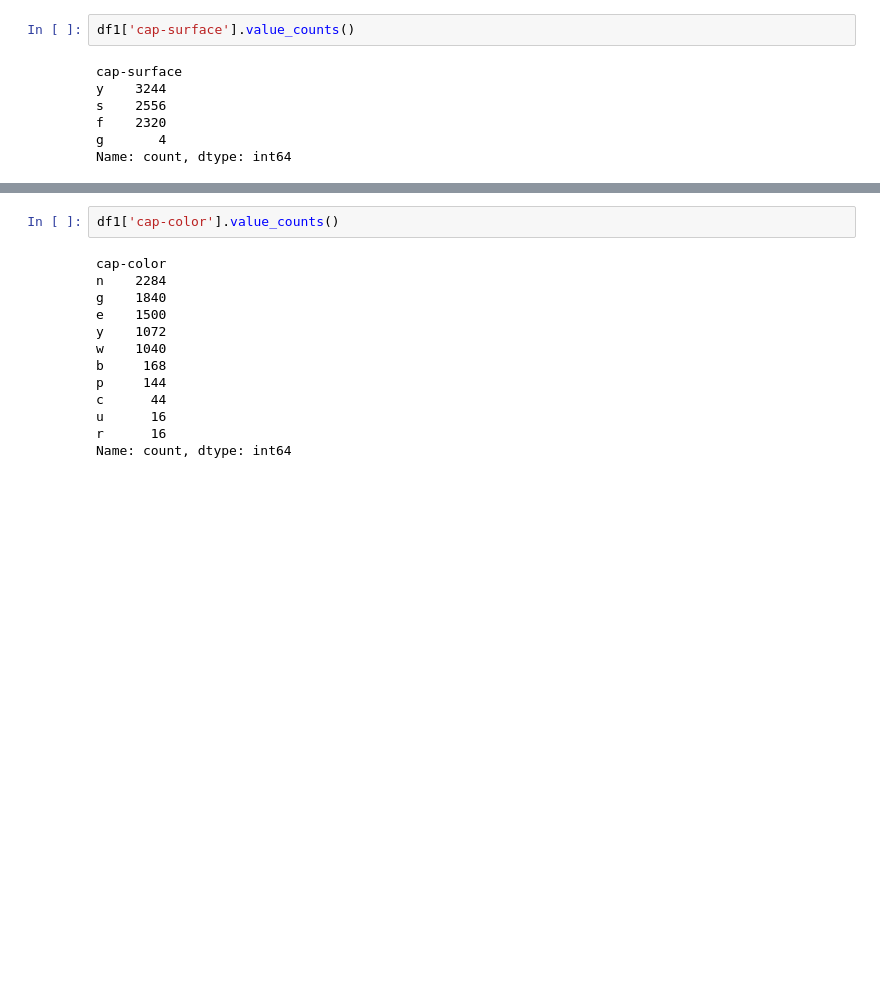
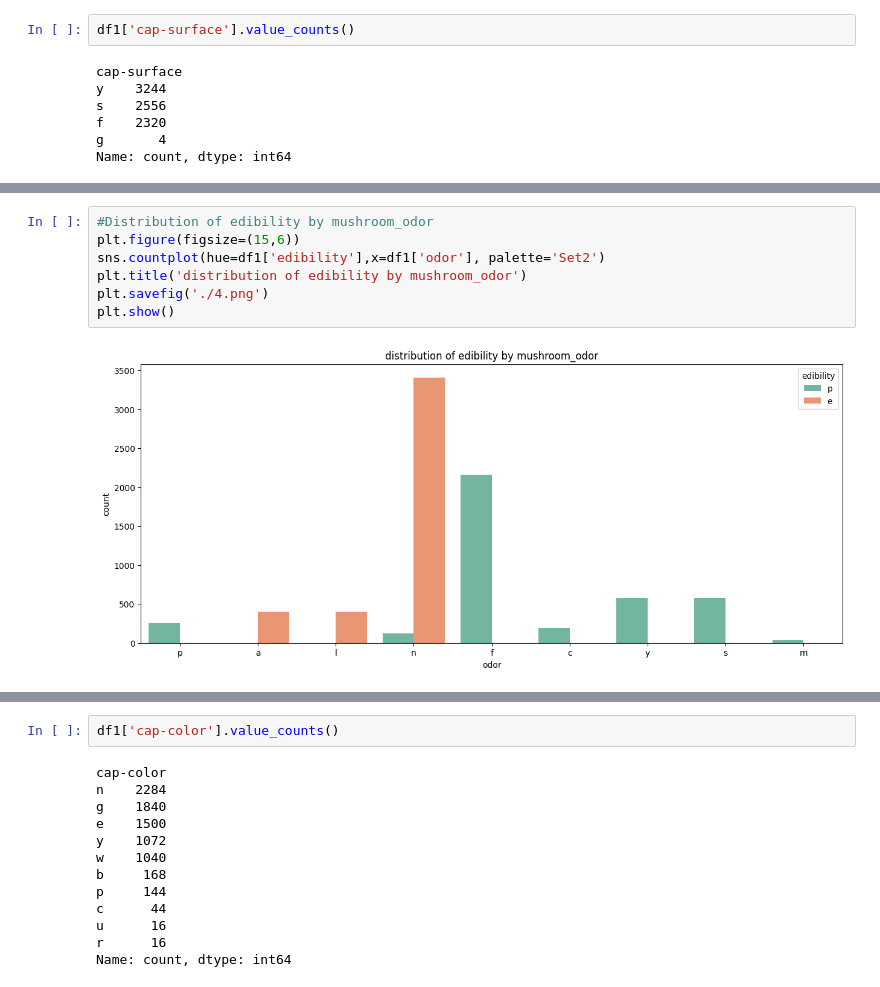
Before and after one commit to thapa-sabin/westcliff_tech405, a Jupyter notebook: W2/Classifying Poisonous Mushrooms.ipynb, the cells around one changed output, grey strips where cells are left out. Saved outputs shown, nothing was run; the diff lists cells and outputs as text; blank space fills up the shorter version.

```diff
--- a/W2/Classifying Poisonous Mushrooms.ipynb
+++ b/W2/Classifying Poisonous Mushrooms.ipynb
@@ -148,0 +180,9 @@ Text(0.5, 1.0, 'distribution of edibility by mushroom cap color')
+# %%
+#Distribution of edibility by mushroom_odor
+plt.figure(figsize=(15,6))
+sns.countplot(hue=df1['edibility'],x=df1['odor'], palette='Set2')
+plt.title('distribution of edibility by mushroom_odor')
+plt.savefig('./4.png')
+plt.show()
+# %% [output]
+[figure, added]
```
Also changed, not shown: parts of 24 cells of this notebook.
